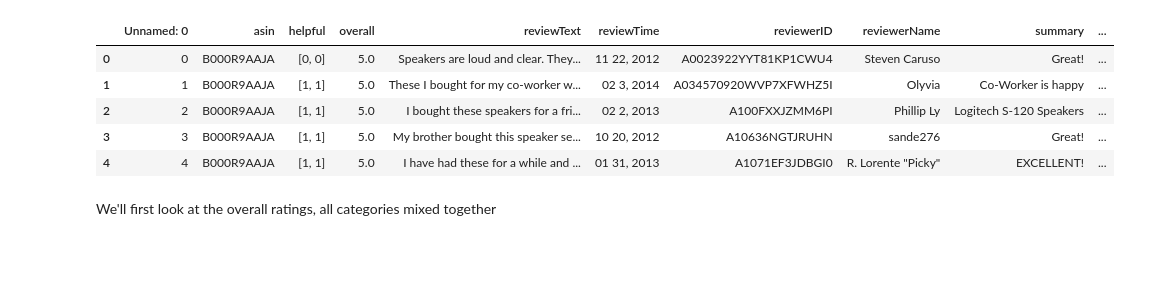
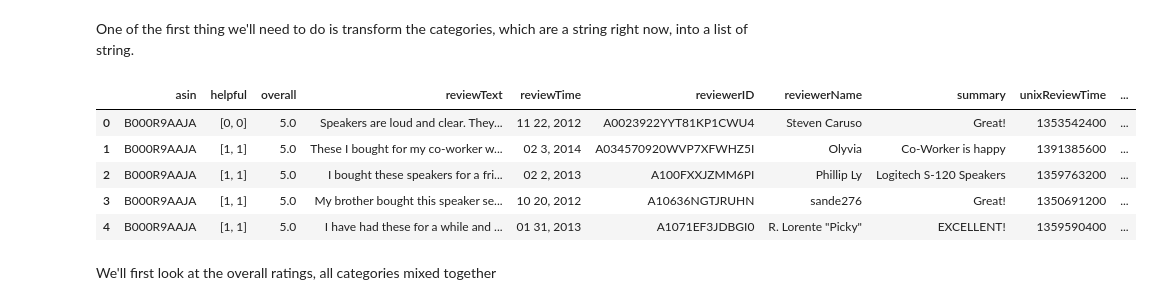
Before and after one commit to bojanp94/ADAProject, a Jupyter notebook: swiss products.ipynb, the cells around one changed output. Drawn from its saved outputs; the diff is of its cells as text; code cells hidden in the pictures; blank space fills up the shorter version.

```diff
--- a/swiss products.ipynb
+++ b/swiss products.ipynb
@@ -7,12 +7,5 @@ import matplotlib.pyplot as plt
 %matplotlib inline
 # %%
 swissDF  = pd.read_csv("swiss_reviews.csv")
-# %%
-swissDF.head()
-# %% [output]
-|  | Unnamed: 0 | asin | helpful | overall | reviewText | reviewTime | reviewerID | reviewerName | summary | ... |
-| 0 | 0 | B000R9AAJA | [0, 0] | 5.0 | Speakers are loud and clear. They... | 11 22, 2012 | A0023922YYT81KP1CWU4 | Steven Caruso | Great! | ... |
-| 1 | 1 | B000R9AAJA | [1, 1] | 5.0 | These I bought for my co-worker w... | 02 3, 2014 | A034570920WVP7XFWHZ5I | Olyvia | Co-Worker is happy | ... |
-| 2 | 2 | B000R9AAJA | [1, 1] | 5.0 | I bought these speakers for a fri... | 02 2, 2013 | A100FXXJZMM6PI | Phillip Ly | Logitech S-120 Speakers | ... |
-| 3 | 3 | B000R9AAJA | [1, 1] | 5.0 | My brother bought this speaker se... | 10 20, 2012 | A10636NGTJRUHN | sande276 | Great! | ... |
-| 4 | 4 | B000R9AAJA | [1, 1] | 5.0 | I have had these for a while and ... | 01 31, 2013 | A1071EF3JDBGI0 | R. Lorente "Picky" | EXCELLENT! | ... |
+# %% [markdown]
+One of the first thing we'll need to do is transform the categories, which are a string right now, into a list of string.
@@ -19,3 +23,13 @@ swissDF.head()
+# %%
+swissDF.drop('Unnamed: 0', axis=1, inplace=True)
+swissDF.head()
+# %% [output]
+|  | asin | helpful | overall | reviewText | reviewTime | reviewerID | reviewerName | summary | unixReviewTime | ... |
+| 0 | B000R9AAJA | [0, 0] | 5.0 | Speakers are loud and clear. They... | 11 22, 2012 | A0023922YYT81KP1CWU4 | Steven Caruso | Great! | 1353542400 | ... |
+| 1 | B000R9AAJA | [1, 1] | 5.0 | These I bought for my co-worker w... | 02 3, 2014 | A034570920WVP7XFWHZ5I | Olyvia | Co-Worker is happy | 1391385600 | ... |
+| 2 | B000R9AAJA | [1, 1] | 5.0 | I bought these speakers for a fri... | 02 2, 2013 | A100FXXJZMM6PI | Phillip Ly | Logitech S-120 Speakers | 1359763200 | ... |
+| 3 | B000R9AAJA | [1, 1] | 5.0 | My brother bought this speaker se... | 10 20, 2012 | A10636NGTJRUHN | sande276 | Great! | 1350691200 | ... |
+| 4 | B000R9AAJA | [1, 1] | 5.0 | I have had these for a while and ... | 01 31, 2013 | A1071EF3JDBGI0 | R. Lorente "Picky" | EXCELLENT! | 1359590400 | ... |
 # %% [markdown]
 We'll first look at the overall ratings, all categories mixed together
 # %%
```
Also changed, not shown: parts of 11 cells of this notebook.
